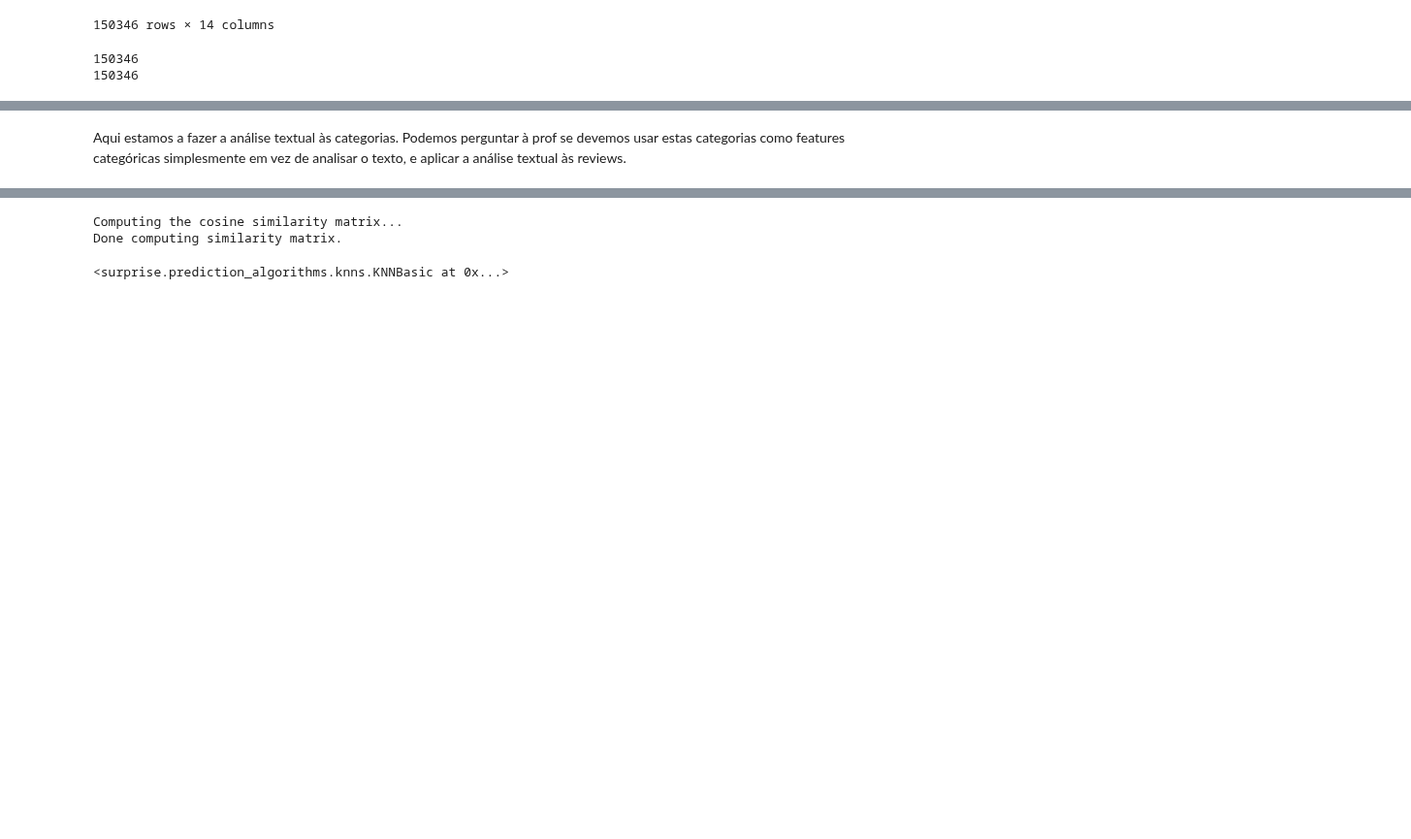
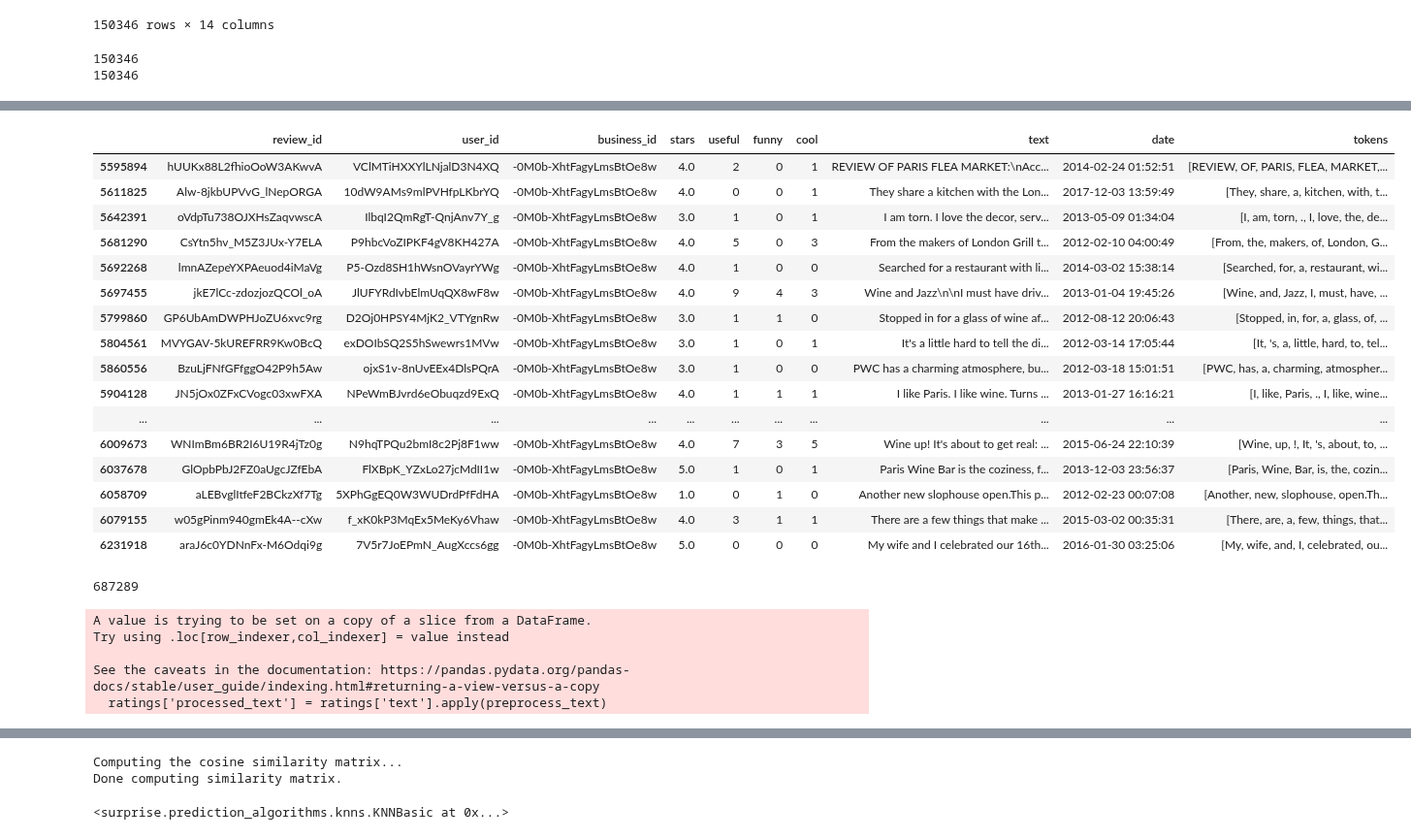
Before and after one commit to larasneves/ComplexDataAnalysis, a Jupyter notebook: trabalho_adc.ipynb, the cells around one changed output, grey strips where cells are left out. Shown at 97% size. Saved outputs shown, nothing was run; the diff lists cells and outputs as text; code cells hidden in the pictures; blank space fills up the shorter version.

```diff
--- a/trabalho_adc.ipynb
+++ b/trabalho_adc.ipynb
@@ -173,4 +188,6 @@ True
 philly_restaurants = businesses_df[(businesses_df['city'] == 'Philadelphia') & (businesses_df['categories'].str.contains('Restaurants', na=False))].reset_index(drop=True)
 
 ratings = reviews_df[reviews_df['business_id'].isin(philly_restaurants['business_id'])]
-ratings=ratings[['user_id', 'business_id', 'stars']]
+# ratings=ratings[['user_id', 'business_id', 'stars']]
+
+ratings
@@ -177,2 +208,43 @@ ratings=ratings[['user_id', 'business_id', 'stars']]
-# %% [markdown]
-Aqui estamos a fazer a análise textual às categorias. Podemos perguntar à prof se devemos usar estas categorias como features categóricas simplesmente em vez de analisar o texto, e aplicar a análise textual às reviews.
+# %%
+ratings[ratings['business_id']=='-0M0b-XhtFagyLmsBtOe8w']
+# %% [output]
+|  | review_id | user_id | business_id | stars | useful | funny | cool | text | date | tokens |
+| 5595894 | hUUKx88L2fhioOoW3AKwvA | VClMTiHXXYlLNjalD3N4XQ | -0M0b-XhtFagyLmsBtOe8w | 4.0 | 2 | 0 | 1 | REVIEW OF PARIS FLEA MARKET:\nAcc... | 2014-02-24 01:52:51 | [REVIEW, OF, PARIS, FLEA, MARKET,... |
+| 5611825 | Alw-8jkbUPVvG_lNepORGA | 10dW9AMs9mlPVHfpLKbrYQ | -0M0b-XhtFagyLmsBtOe8w | 4.0 | 0 | 0 | 1 | They share a kitchen with the Lon... | 2017-12-03 13:59:49 | [They, share, a, kitchen, with, t... |
+| 5642391 | oVdpTu738OJXHsZaqvwscA | IlbqI2QmRgT-QnjAnv7Y_g | -0M0b-XhtFagyLmsBtOe8w | 3.0 | 1 | 0 | 1 | I am torn. I love the decor, serv... | 2013-05-09 01:34:04 | [I, am, torn, ., I, love, the, de... |
+| 5681290 | CsYtn5hv_M5Z3JUx-Y7ELA | P9hbcVoZIPKF4gV8KH427A | -0M0b-XhtFagyLmsBtOe8w | 4.0 | 5 | 0 | 3 | From the makers of London Grill t... | 2012-02-10 04:00:49 | [From, the, makers, of, London, G... |
+| 5692268 | lmnAZepeYXPAeuod4iMaVg | P5-Ozd8SH1hWsnOVayrYWg | -0M0b-XhtFagyLmsBtOe8w | 4.0 | 1 | 0 | 0 | Searched for a restaurant with li... | 2014-03-02 15:38:14 | [Searched, for, a, restaurant, wi... |
+| 5697455 | jkE7lCc-zdozjozQCOl_oA | JlUFYRdIvbElmUqQX8wF8w | -0M0b-XhtFagyLmsBtOe8w | 4.0 | 9 | 4 | 3 | Wine and Jazz\n\nI must have driv... | 2013-01-04 19:45:26 | [Wine, and, Jazz, I, must, have, ... |
+| 5799860 | GP6UbAmDWPHJoZU6xvc9rg | D2Oj0HPSY4MjK2_VTYgnRw | -0M0b-XhtFagyLmsBtOe8w | 3.0 | 1 | 1 | 0 | Stopped in for a glass of wine af... | 2012-08-12 20:06:43 | [Stopped, in, for, a, glass, of, ... |
+| 5804561 | MVYGAV-5kUREFRR9Kw0BcQ | exDOIbSQ2S5hSwewrs1MVw | -0M0b-XhtFagyLmsBtOe8w | 3.0 | 1 | 0 | 1 | It's a little hard to tell the di... | 2012-03-14 17:05:44 | [It, 's, a, little, hard, to, tel... |
+| 5860556 | BzuLjFNfGFfggO42P9h5Aw | ojxS1v-8nUvEEx4DlsPQrA | -0M0b-XhtFagyLmsBtOe8w | 3.0 | 1 | 0 | 0 | PWC has a charming atmosphere, bu... | 2012-03-18 15:01:51 | [PWC, has, a, charming, atmospher... |
+| 5904128 | JN5jOx0ZFxCVogc03xwFXA | NPeWmBJvrd6eObuqzd9ExQ | -0M0b-XhtFagyLmsBtOe8w | 4.0 | 1 | 1 | 1 | I like Paris. I like wine. Turns ... | 2013-01-27 16:16:21 | [I, like, Paris, ., I, like, wine... |
+| ... | ... | ... | ... | ... | ... | ... | ... | ... | ... | ... |
+| 6009673 | WNImBm6BR2I6U19R4jTz0g | N9hqTPQu2bmI8c2Pj8F1ww | -0M0b-XhtFagyLmsBtOe8w | 4.0 | 7 | 3 | 5 | Wine up! It's about to get real: ... | 2015-06-24 22:10:39 | [Wine, up, !, It, 's, about, to, ... |
+| 6037678 | GlOpbPbJ2FZ0aUgcJZfEbA | FlXBpK_YZxLo27jcMdII1w | -0M0b-XhtFagyLmsBtOe8w | 5.0 | 1 | 0 | 1 | Paris Wine Bar is the coziness, f... | 2013-12-03 23:56:37 | [Paris, Wine, Bar, is, the, cozin... |
+| 6058709 | aLEBvglItfeF2BCkzXf7Tg | 5XPhGgEQ0W3WUDrdPfFdHA | -0M0b-XhtFagyLmsBtOe8w | 1.0 | 0 | 1 | 0 | Another new slophouse open.This p... | 2012-02-23 00:07:08 | [Another, new, slophouse, open.Th... |
+| 6079155 | w05gPinm940gmEk4A--cXw | f_xK0kP3MqEx5MeKy6Vhaw | -0M0b-XhtFagyLmsBtOe8w | 4.0 | 3 | 1 | 1 | There are a few things that make ... | 2015-03-02 00:35:31 | [There, are, a, few, things, that... |
+| 6231918 | araJ6c0YDNnFx-M6Odqi9g | 7V5r7JoEPmN_AugXccs6gg | -0M0b-XhtFagyLmsBtOe8w | 5.0 | 0 | 0 | 0 | My wife and I celebrated our 16th... | 2016-01-30 03:25:06 | [My, wife, and, I, celebrated, ou... |
+# %%
+len(ratings)
+# %% [output]
+687289
+# %%
+import spacy
+
+# Carregar o modelo do spaCy
+nlp = spacy.load('en_core_web_sm')
+
+def preprocess_text(text):
+    doc = nlp(text)  # Processar o texto com spaCy
+    return ' '.join([token.lemma_ for token in doc if not token.is_punct])
+
+
+# Aplicar a função de preprocessamento a cada avaliação
+ratings['processed_text'] = ratings['text'].apply(preprocess_text)
+# %% [output]
+A value is trying to be set on a copy of a slice from a DataFrame.
+Try using .loc[row_indexer,col_indexer] = value instead
+
+See the caveats in the documentation: https://pandas.pydata.org/pandas-docs/stable/user_guide/indexing.html#returning-a-view-versus-a-copy
+  ratings['processed_text'] = ratings['text'].apply(preprocess_text)
```
Also changed, not shown: parts of 22 cells of this notebook.
